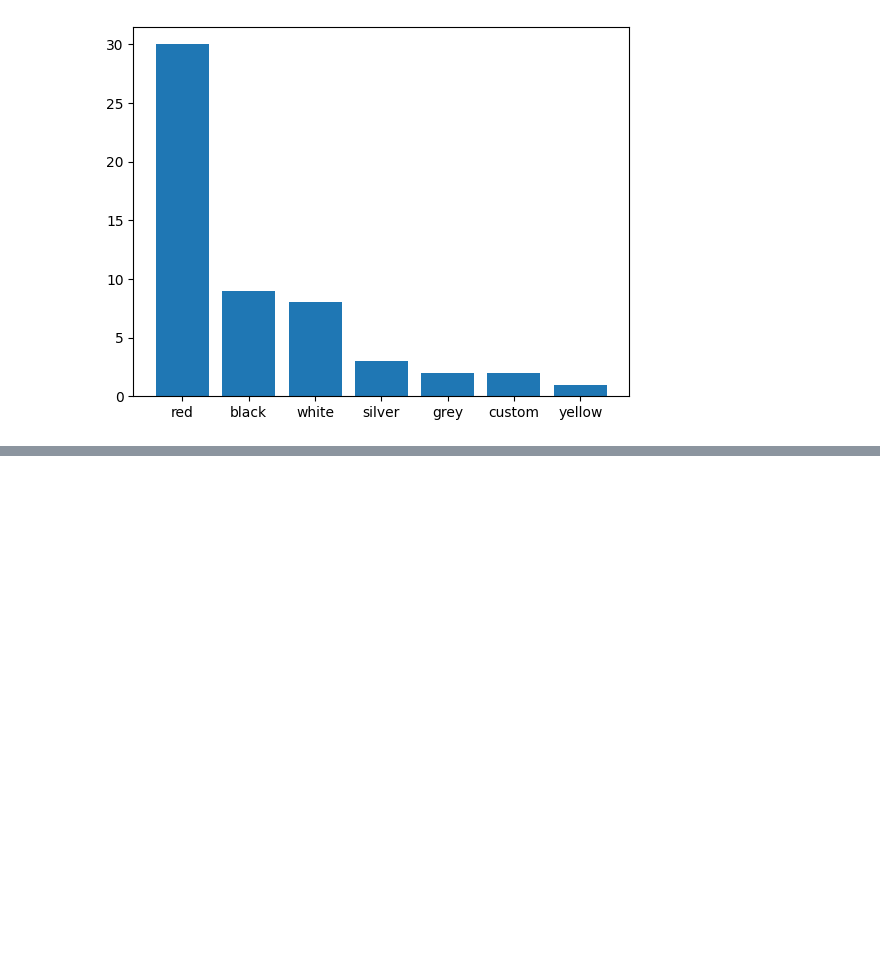
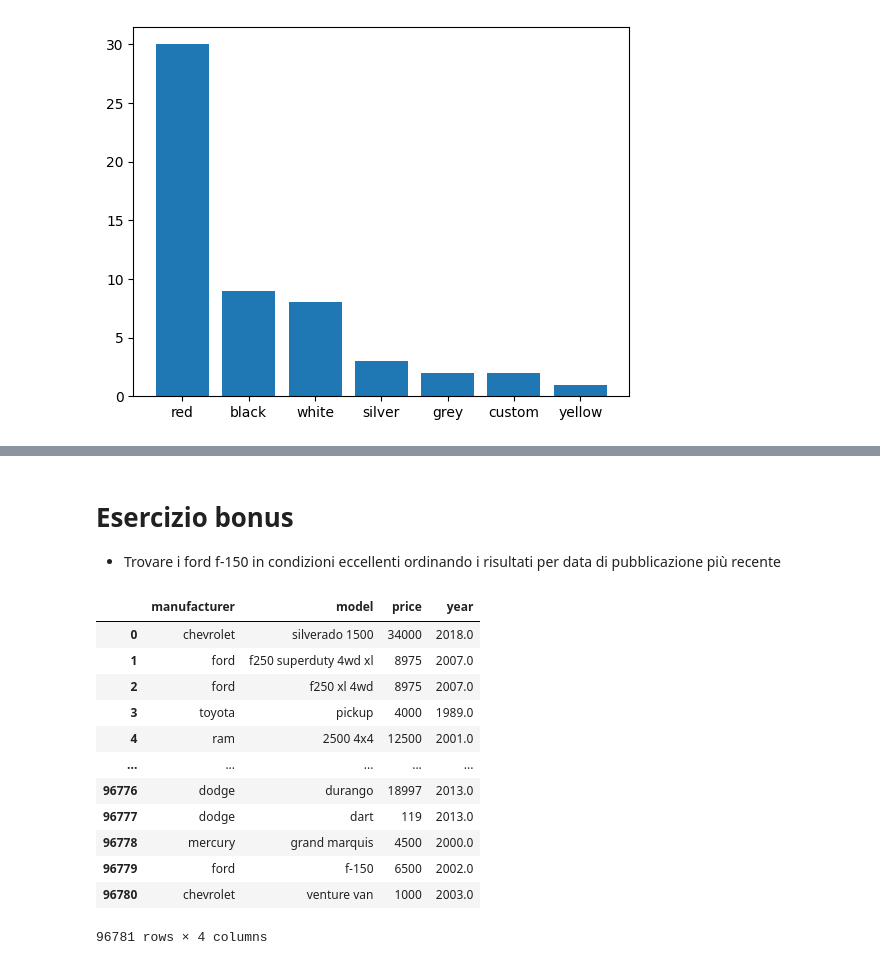
Before and after one commit to Spiro01/CorsoIts, a Jupyter notebook: BigData/jupyter/_qzer_2022_spironelli_riccardo.ipynb, the cells around one changed output, grey strips where cells are left out. Cells and saved outputs as stored; diff of their text form; code cells hidden in the pictures; blank space fills up the shorter version.

```diff
--- a/BigData/jupyter/_qzer_2022_spironelli_riccardo.ipynb
+++ b/BigData/jupyter/_qzer_2022_spironelli_riccardo.ipynb
@@ -147,0 +149,20 @@ pysqldf("select state, region from sFerrari where condition like 'like new' and
+# %% [markdown]
+# Esercizio bonus
+
+- Trovare i ford f-150 in condizioni eccellenti ordinando i risultati per data di pubblicazione più recente
+# %%
+pysqldf("select manufacturer, model,price, year from s1 where condition like 'excellent' and year not null and manufacturer not null and model not null order by posting_date desc , year desc")
+# %% [output]
+|  | manufacturer | model | price | year |
+| 0 | chevrolet | silverado 1500 | 34000 | 2018.0 |
+| 1 | ford | f250 superduty 4wd xl | 8975 | 2007.0 |
+| 2 | ford | f250 xl 4wd | 8975 | 2007.0 |
+| 3 | toyota | pickup | 4000 | 1989.0 |
+| 4 | ram | 2500 4x4 | 12500 | 2001.0 |
+| ... | ... | ... | ... | ... |
+| 96776 | dodge | durango | 18997 | 2013.0 |
+| 96777 | dodge | dart | 119 | 2013.0 |
+| 96778 | mercury | grand marquis | 4500 | 2000.0 |
+| 96779 | ford | f-150 | 6500 | 2002.0 |
+| 96780 | chevrolet | venture van | 1000 | 2003.0 |
+96781 rows × 4 columns
```
Also changed, not shown: parts of 2 cells of this notebook, 20 other files.
